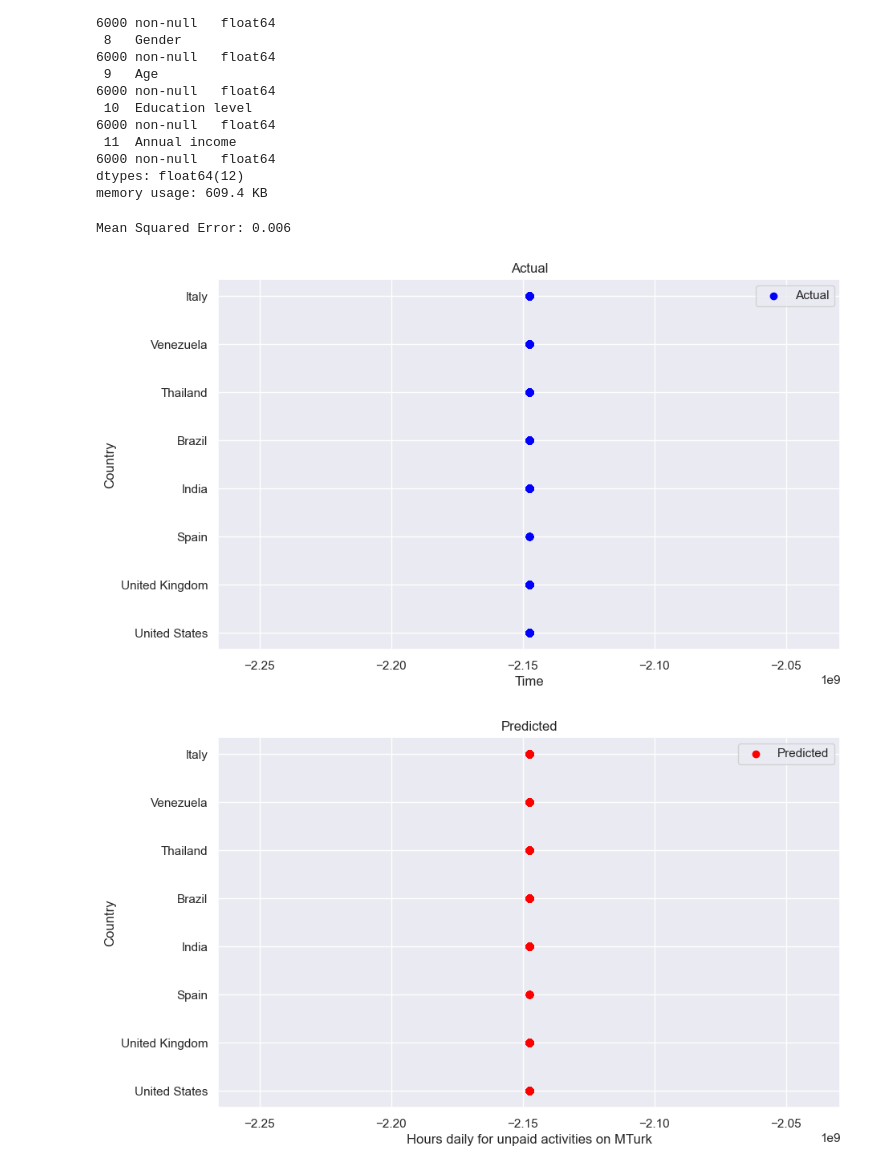
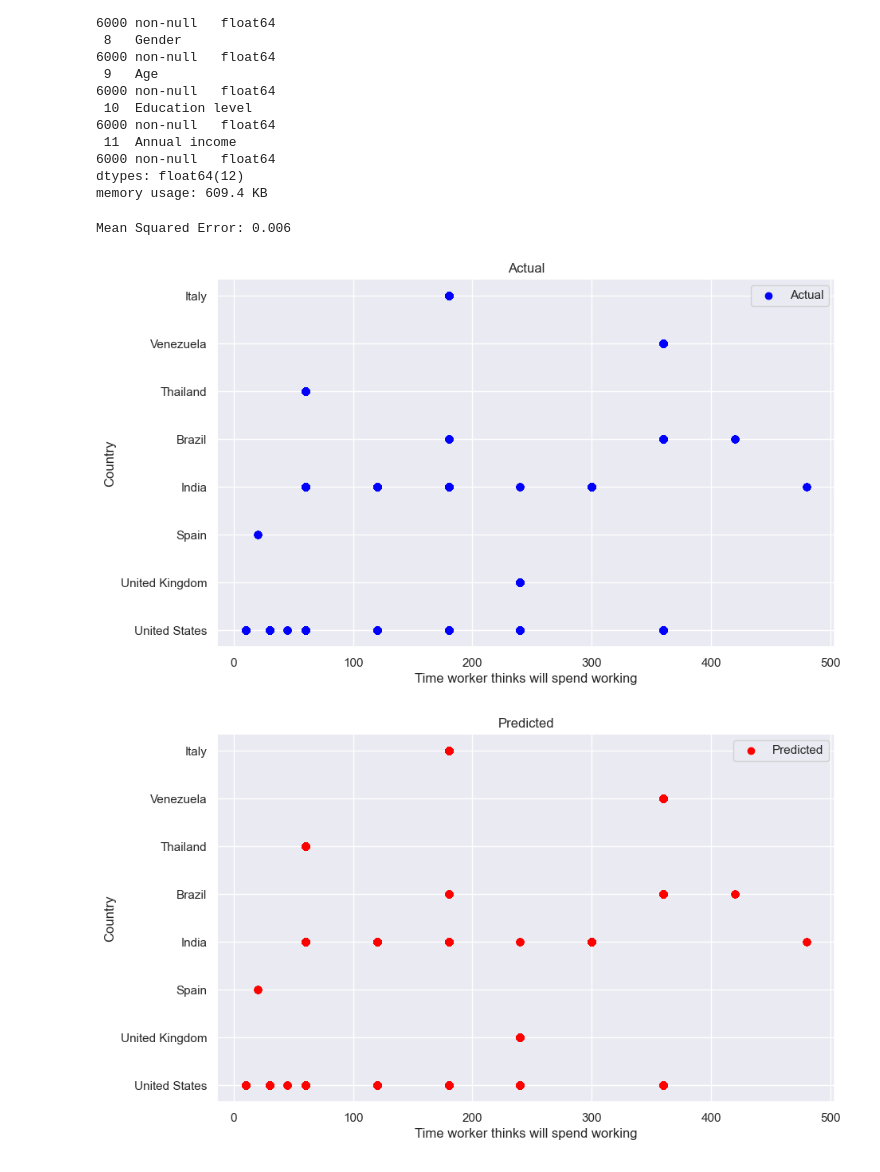
Before and after one commit to NicholasBerns/DataScienceProject, a Jupyter notebook: mturk_models.ipynb, the cells around one changed output. Drawn from its saved outputs; the diff is of its cells as text; code cells hidden in the pictures.

Commit message:
Update final Worker Time prediction

```diff
--- a/mturk_models.ipynb
+++ b/mturk_models.ipynb
@@ -449,36 +449,36 @@ memory usage: 609.4 KB
 # Making predictions
 y_pred = best.predict(Xtest)
 
 # Extracting feature and target variables
 X_Hours = pd.DataFrame(scale.inverse_transform(Xtest), columns=Xtest.columns)
-X_Hours = X_Hours['Time'].astype(int)
-#X_Hours = Encoders['Time'].inverse_transform(X_Hours)
+X_Hours = X_Hours['Time worker thinks will spend working'] #.astype(int)
+#X_Hours = Encoders['Time worker thinks will spend working'].inverse_transform(X_Hours)
 
 y_test = Encoders['Country'].inverse_transform(Ytest)
 y_predict = Encoders['Country'].inverse_transform(y_pred)
 
 # Calculating MSE (Mean Squared Error)
 mse = mean_squared_error(Ytest, y_pred)
 print("Mean Squared Error:", mse)
 
 # Plotting actual vs predicted
 plt.figure(figsize=(10, 6))
 plt.scatter(X_Hours, y_test, color='blue', label='Actual')
-plt.xlabel('Time')
+plt.xlabel('Time worker thinks will spend working')
 plt.ylabel('Country')
 plt.title('Actual')
 plt.legend()
 plt.grid(True)
 plt.show()
 plt.figure(figsize=(10, 6))
 plt.scatter(X_Hours, y_predict, color='red', label='Predicted')
-plt.xlabel('Hours daily for unpaid activities on MTurk')
+plt.xlabel('Time worker thinks will spend working')
 plt.ylabel('Country')
 plt.title('Predicted')
 plt.legend()
 plt.grid(True)
 plt.show()
 # %% [output]
 Mean Squared Error: 0.006
-[figure, old version]
+[figure, new version]
-[figure, old version]
+[figure, new version]
```
Also changed, not shown: parts of 2 cells of this notebook.
